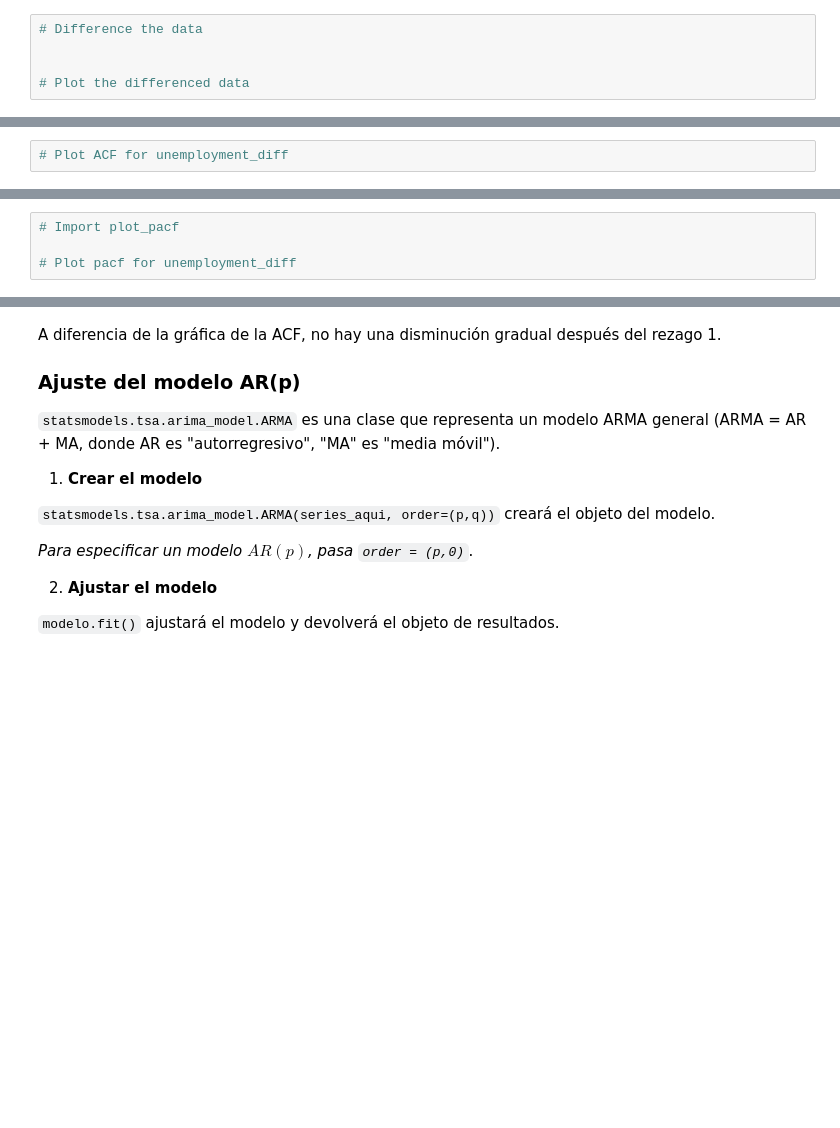
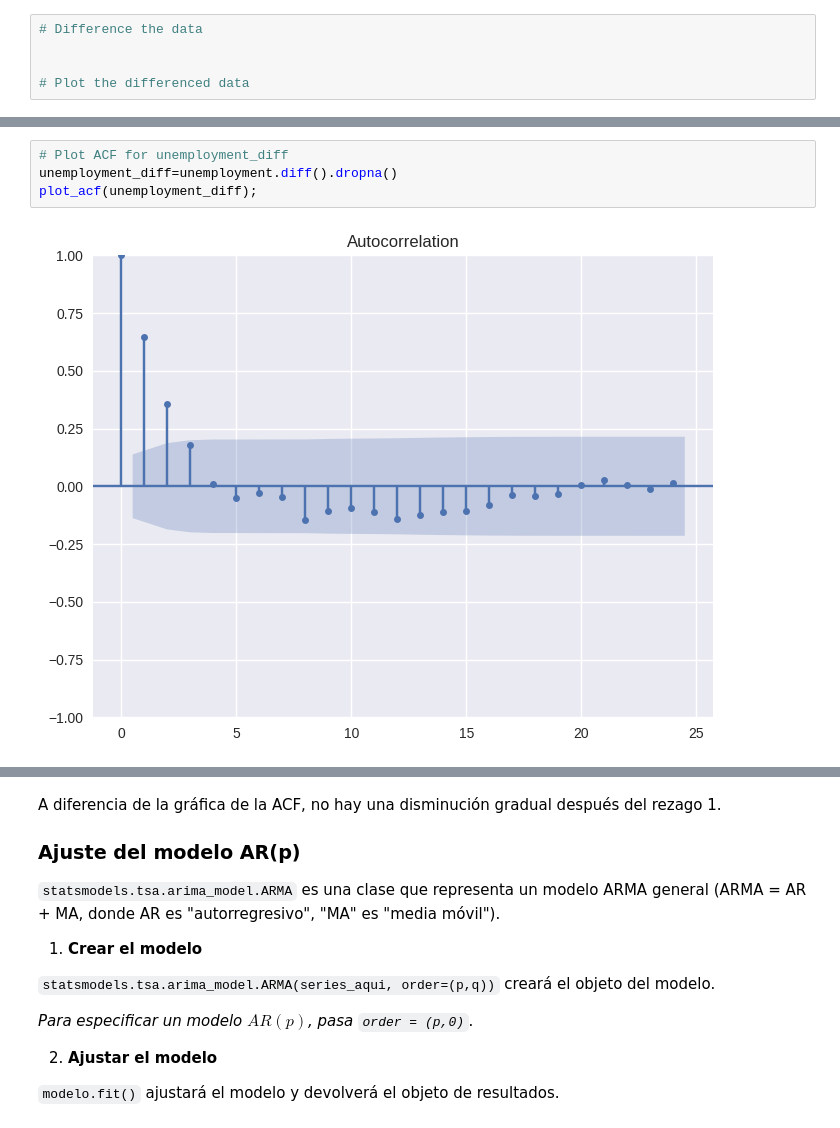
Before and after one commit to jazaineam1/Diplomado_ucentral_ME, a Jupyter notebook: Cuadernos/diplomado_series_tiempo.ipynb, the cells around one changed output, grey strips where cells are left out. Cells and saved outputs as stored; diff of their text form; blank space fills up the shorter version.

```diff
--- a/Cuadernos/diplomado_series_tiempo.ipynb
+++ b/Cuadernos/diplomado_series_tiempo.ipynb
@@ -922,6 +939,10 @@ Aquí tienes un ejemplo de un proceso $AR(3)$ real:
 ![Proceso AR(3)](https://github.com/datacamp/time-series-analysis-in-python-live-training/raw/master/assets/ar.png)
 # %%
 # Plot ACF for unemployment_diff
+unemployment_diff=unemployment.diff().dropna()
+plot_acf(unemployment_diff);
+# %% [output]
+[figure, added]
 # %% [markdown]
 El valor de la autocorrelación oscila entre negativo y positivo, pero su magnitud disminuye.
 
@@ -937,7 +958,3 @@ Para las series temporales que se comportan como un proceso $AR(p)$, la PACF "se
 Aquí tienes la PACF de un verdadero modelo $AR(2)$:
 
 ![PACF de modelo AR(2)](https://github.com/datacamp/time-series-analysis-in-python-live-training/raw/master/assets/pacf.png)
-# %%
-# Import plot_pacf
-
-# Plot pacf for unemployment_diff
```
Also changed, not shown: parts of 11 cells of this notebook.
